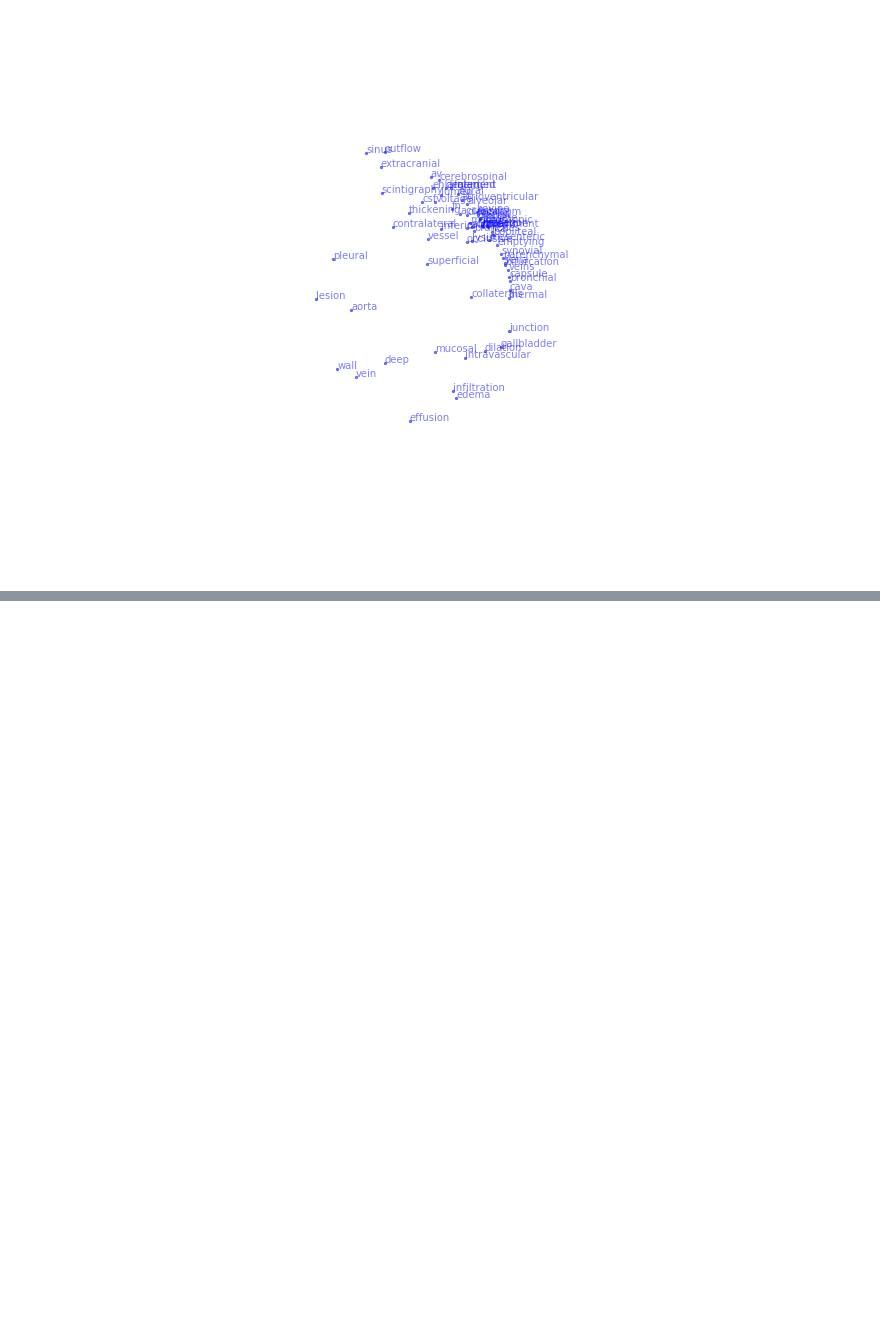
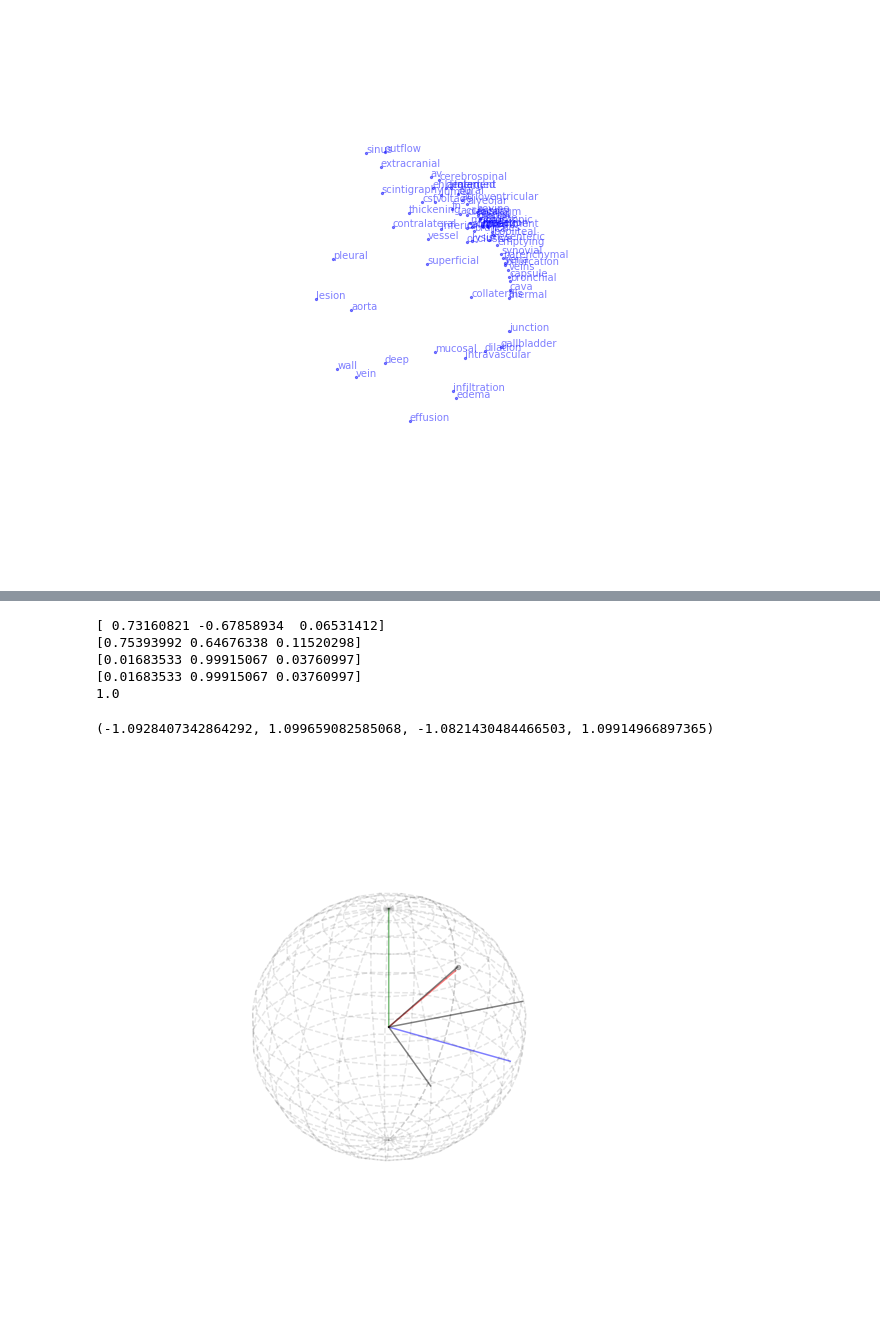
Before and after one commit to brendanchambers/attention_wildfires, a Jupyter notebook: research_dynamics/dynamics_v2/try_CCA.ipynb, the cells around one changed output, grey strips where cells are left out. Drawn from its saved outputs; the diff is of its cells as text; code cells hidden in the pictures; blank space fills up the shorter version.

```diff
--- a/research_dynamics/dynamics_v2/try_CCA.ipynb
+++ b/research_dynamics/dynamics_v2/try_CCA.ipynb
@@ -1180,0 +1411,78 @@ plt.savefig('figures_2/globe eigcentral words cluster2_text only.pdf',
+# %%
+# get offset between the two medians and look up associated words
+
+for i, (U_row, V_row) in enumerate(zip(U_centroids, V_centroids)):
+    U_word = U_row[0]
+    V_word = V_row[0]
+    U_idx = U_row[1]
+    V_idx = V_row[1]
+
+    # get angle offset
+    u = U_eig[U_idx,:]
+    v = V_eig[V_idx,:]
+
+    offset = v - u
+    offset = offset / np.linalg.norm(offset)
+
+    print(u)
+    print(v)
+    print(offset)
+
+
+############################3
+
+fig = plt.figure(figsize=(10,10))
+ax = fig.add_subplot(111, projection='3d')
+
+u_ = np.linspace(0, np.pi, 20)
+v_ = np.linspace(0, 2 * np.pi, 20)
+
+eps = 0.000001
+x = np.outer(np.sin(u_), np.sin(v_)) - eps
+y = np.outer(np.sin(u_), np.cos(v_)) - eps
+z = np.outer(np.cos(u_), np.ones_like(v_)) - eps
+
+ax.plot_wireframe(x, y, z,
+                color='k',
+                linestyle='--',
+                alpha=0.1)
+
+ax.plot([0,1], [0,0], [0,0], color='b', alpha=0.5)
+ax.plot([0,0], [1,0], [0,0], color='r', alpha=0.5)
+ax.plot([0,0], [0,0], [1,0], color='g', alpha=0.5)
+
+dim1 = 0
+dim2 = 1
+dim3 = 2
+for i,(w, vi) in enumerate(V_centroids):  #  v - index of the word
+
+    print(offset)
+    print(np.linalg.norm(offset))
+
+    ax.scatter(offset[dim1], offset[dim2], offset[dim3],
+                color='k', marker='o',
+                alpha=0.25)
+
+    ax.plot([0,offset[dim1]], [0,offset[dim2]], [0,offset[dim3]],
+                color='k',
+                alpha=0.5)
+
+    ax.plot([0,u[dim1]], [0,u[dim2]], [0,u[dim3]],
+                color='k',
+                alpha=0.5)
+
+    ax.plot([0,v[dim1]], [0,v[dim2]], [0,v[dim3]],
+                color='k',
+                alpha=0.5)
+
+
+
+ax.axis('off')
+# %% [output]
+[ 0.73160821 -0.67858934  0.06531412]
+[0.75393992 0.64676338 0.11520298]
+[0.01683533 0.99915067 0.03760997]
+[0.01683533 0.99915067 0.03760997]
+1.0
+(-1.0928407342864292, 1.099659082585068, -1.0821430484466503, 1.09914966897365)
+[figure, added]
```
Also changed, not shown: parts of 19 cells of this notebook, 27 other files.
